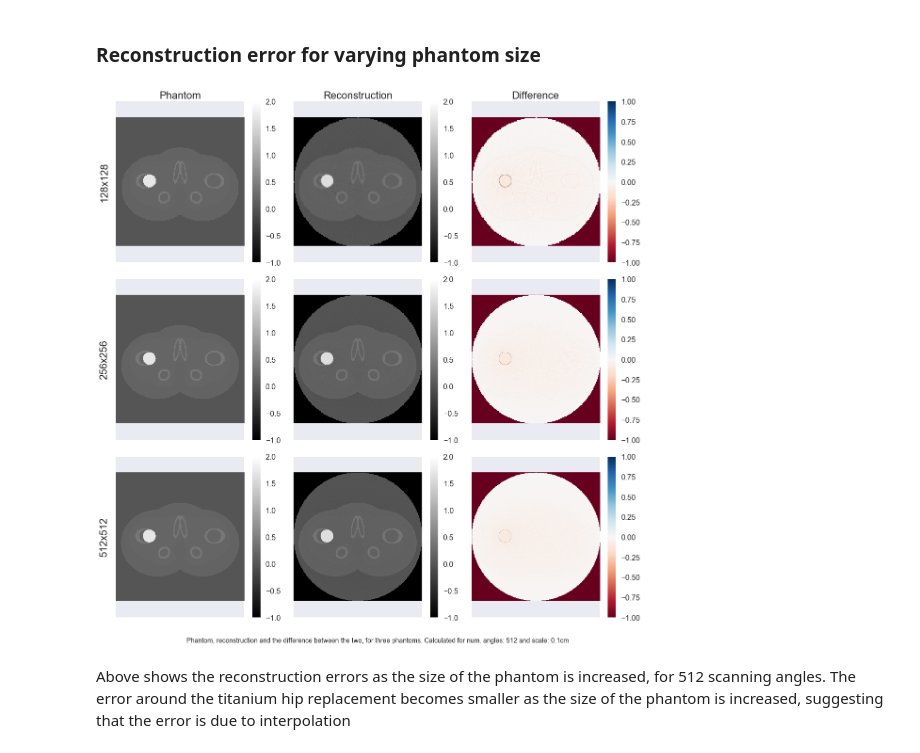
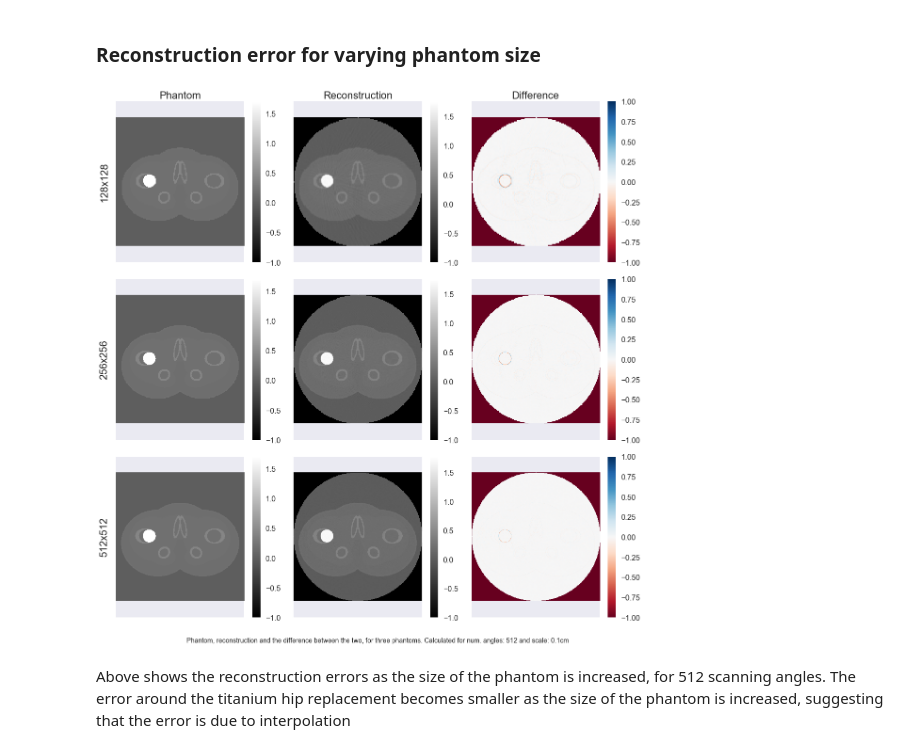
Before and after one commit to domkirkham/east-ct, a Jupyter notebook: group1_demo.ipynb, the cells around one changed output. Cells and saved outputs as stored; diff of their text form; code cells hidden in the pictures.

```diff
--- a/group1_demo.ipynb
+++ b/group1_demo.ipynb
@@ -9,7 +9,7 @@ import copy
 sns.set()
 
 sns.set_context("poster")
-plt.rcParams["figure.figsize"] = [14,6]
+plt.rcParams["figure.figsize"] = [10,4]
 # %%
 from IPython.display import HTML
 HTML('''<script>
@@ -128,7 +128,7 @@ Ramp filtering...
 Reconstructing angle: 512
 # %%
 fig, ax = plt.subplots(nrows=3, ncols=3)
-fig.set_size_inches(16,16)
+fig.set_size_inches(12,12)
 
 point_phantom = np.array(point_phantom, dtype="int")
 circle_phantom = np.array(circle_phantom, dtype="int")
@@ -147,9 +147,9 @@ for i, phantom, sinogram, recon in zip(range(3), new_phantoms, sinograms_ideal,
     ax_sinogram = ax[i,1]
     ax_recon = ax[i,2]
 
-    phan = ax_phantom.imshow(phantom, cmap='gray', vmin=-1, vmax=2)
+    phan = ax_phantom.imshow(phantom, cmap='gray', vmin=-1)
     sino = ax_sinogram.imshow(sinogram, cmap='gray')
-    im = ax_recon.imshow(recon, cmap='gray', vmin=-1, vmax=2)
+    im = ax_recon.imshow(recon, cmap='gray', vmin=-1)
     fig.colorbar(im, ax=ax[i,2])
     fig.colorbar(phan, ax=ax[i,1])
     fig.colorbar(sino, ax=ax[i,0])
@@ -168,6 +168,6 @@ for i, plot_name in enumerate(['Phantom', 'Calibrated Sinogram', 'Reconstruction
 
 # Caption
 plt.figtext(0.5, -0.02, "Phantom, calibrated sinogram and the computed reconstruction for three phantoms. "
-         "Calculated for num. angles: 512 and scale: 0.1cm", wrap=True, horizontalalignment='center', fontsize=14)
+         "Calculated for num. angles: 512 and scale: 0.1cm", wrap=True, horizontalalignment='center', fontsize=14);
 # %% [output]
 Text(0.5, -0.02, 'Phantom, calibrated sinogram and the computed reconstruction for three phantoms. Calculated for num. angles: 512 and scale: 0.1cm')
@@ -194,9 +194,9 @@ for i, phantom, sinogram, recon in zip(range(3), new_phantoms_nonideal, sinogram
     # recon_norm = (recon - np.amin(recon))/ (np.amax(recon)-np.amin(recon))
     # phantom_norm = (phantom - np.amin(phantom))/ (np.amax(phantom)-np.amin(phantom))
 
-    im2 = ax_phantom.imshow(phantom, cmap='gray', vmin=-1, vmax=2)
-    im1 = ax_error.imshow(recon-phantom, cmap='RdBu', vmin=-1, vmax=1)
-    ax_recon.imshow(recon, cmap='gray', vmin=-1, vmax=2)
+    im2 = ax_phantom.imshow(phantom, cmap='gray', vmin=-1)
+    im1 = ax_error.imshow(recon-phantom, cmap='RdBu')
+    ax_recon.imshow(recon, cmap='gray', vmin=-1)
     fig.colorbar(im1, ax=ax[i,2])
     fig.colorbar(im2, ax=ax[i,0])
     fig.colorbar(im2, ax=ax[i,1])
@@ -241,9 +241,9 @@ for i, phantom, sinogram, recon in zip(range(3), new_phantoms_ideal, sinograms_i
     # recon_norm = (recon - np.amin(recon))/ (np.amax(recon)-np.amin(recon))
     # phantom_norm = (phantom - np.amin(phantom))/ (np.amax(phantom)-np.amin(phantom))
 
-    im2 = ax_phantom.imshow(phantom, cmap='gray', vmin=-1, vmax=2)
+    im2 = ax_phantom.imshow(phantom, cmap='gray', vmin=-1)
     im1 = ax_error.imshow(recon-phantom, cmap='RdBu', vmin=-1, vmax=1)
-    ax_recon.imshow(recon, cmap='gray', vmin=-1, vmax=2)
+    ax_recon.imshow(recon, cmap='gray', vmin=-1)
     fig.colorbar(im1, ax=ax[i,2])
     fig.colorbar(im2, ax=ax[i,0])
     fig.colorbar(im2, ax=ax[i,1])
@@ -261,5 +261,5 @@ for i, plot_name in enumerate(['Phantom', 'Reconstruction', 'Difference']):
 
 # Caption
 plt.figtext(0.5, -0.02, "Phantom, reconstruction and the difference between the two, for three phantoms."
-         "Calculated for num. angles: 512 and scale: 0.1cm", wrap=True, horizontalalignment='center', fontsize=14)
+         "Calculated for num. angles: 512 and scale: 0.1cm", wrap=True, horizontalalignment='center', fontsize=14);
 # %% [output]
@@ -276,37 +275,37 @@ new_phantoms_pixels = copy.deepcopy(pixel_phantoms)
 for i, phantom in enumerate(new_phantoms_pixels):
     for j, row in enumerate(phantom):
         for k, val in enumerate(row):
             new_phantoms_pixels[i][j][k] = np.dot(material_data.coeffs[int(val)], ideal_source)/np.sum(ideal_source)
 
 for i, phantom, sinogram, recon in zip(range(3), new_phantoms_pixels, sinograms_pixels, reconstructions_pixels):
 
     ax_phantom = ax[i,0]
     ax_recon = ax[i,1]
     ax_error = ax[i,2]
 
-    im1 = ax_phantom.imshow(phantom, cmap='gray', vmin=-1, vmax=2)
-    im3 = ax_error.imshow(recon-phantom, cmap='RdBu', vmin=-1, vmax=1)
-    im2 = ax_recon.imshow(recon, cmap='gray', vmin=-1, vmax=2)
+    im1 = ax_phantom.imshow(phantom, cmap='gray', vmin=-1)
+    im3 = ax_error.imshow(recon-phantom, cmap='RdBu', vmin=-1, vmax=1.)
+    im2 = ax_recon.imshow(recon, cmap='gray', vmin=-1)
     fig.colorbar(im1, ax=ax[i,0])
     fig.colorbar(im2, ax=ax[i,1])
     fig.colorbar(im3, ax=ax[i,2])
     for j in range(3):
         ax[i, j].grid(False)
         ax[i, j].set_xticklabels([])
         ax[i, j].set_yticklabels([])
         ax[i, j].set_aspect('equal', 'datalim')
 plt.tight_layout()
 for i, phantom_name in enumerate(['128x128', '256x256', '512x512']):
     ax[i, 0].set_ylabel(phantom_name, fontsize=22)
 
 for i, plot_name in enumerate(['Phantom', 'Reconstruction', 'Difference']):
     ax[0,i].set_title(plot_name, fontsize=22)
 
 # Caption
 plt.figtext(0.5, -0.02, "Phantom, reconstruction and the difference between the two, for three phantoms. "
          "Calculated for num. angles: 512 and scale: 0.1cm", wrap=True, horizontalalignment='center', fontsize=14);
 # %% [output]
-[figure, old version]
+[figure, new version]
 # %% [markdown]
 Above shows the reconstruction errors as the size of the phantom is increased, for 512 scanning angles. The error around the titanium hip replacement becomes smaller as the size of the phantom is increased, suggesting that the error is due to interpolation
 # %% [markdown]
```
Also changed, not shown: parts of 3 cells of this notebook.
